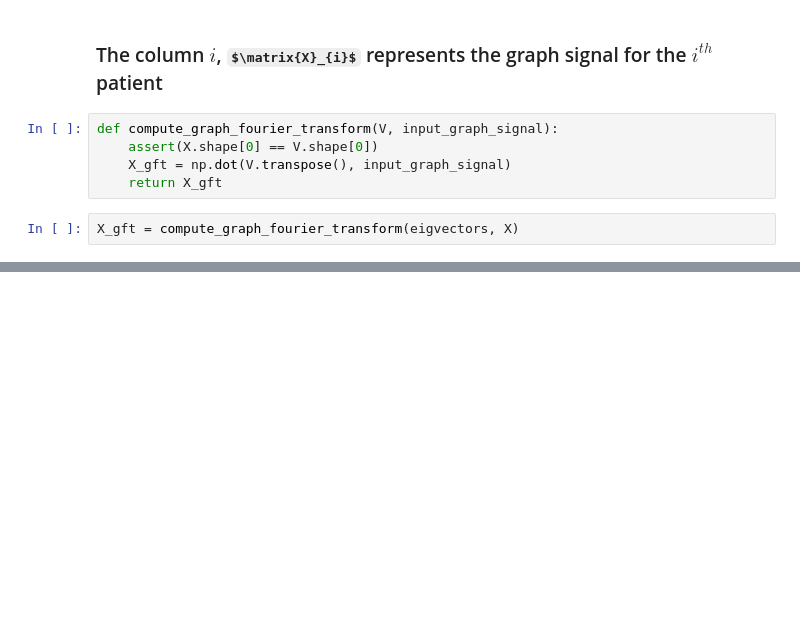
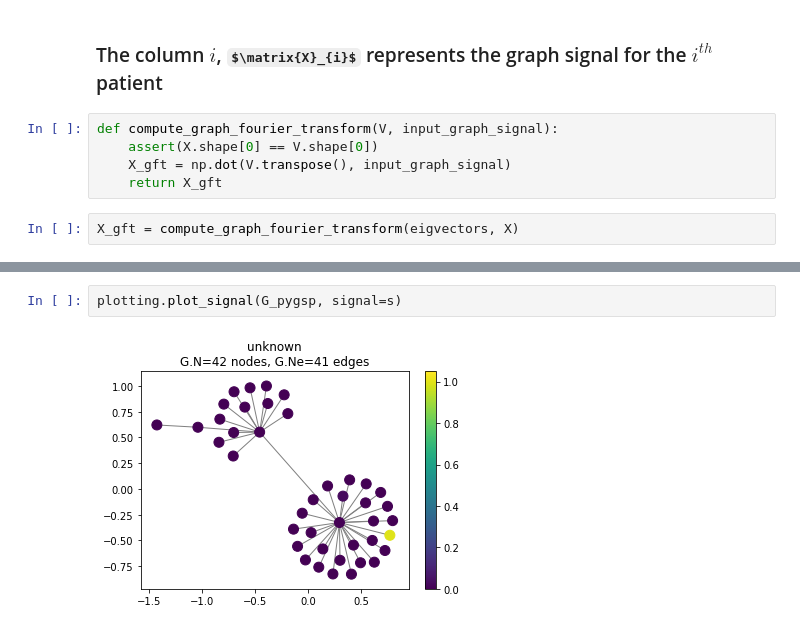
Before and after one commit to raghuramdr/radiomics_analysis, a Jupyter notebook: minimum_spanning_tree.ipynb, the cells around one changed output, grey strips where cells are left out. Drawn from its saved outputs; the diff is of its cells as text; some formulas as TeX source; blank space fills up the shorter version.

```diff
--- a/minimum_spanning_tree.ipynb
+++ b/minimum_spanning_tree.ipynb
@@ -166,0 +177,4 @@ matrix([[ 1.38096746e+04,  4.60869372e+05,  2.29638492e+06, ...,
+# %%
+plotting.plot_signal(G_pygsp, signal=s)
+# %% [output]
+[figure, added]
```
Also changed, not shown: parts of 40 cells of this notebook, 1 other file.
